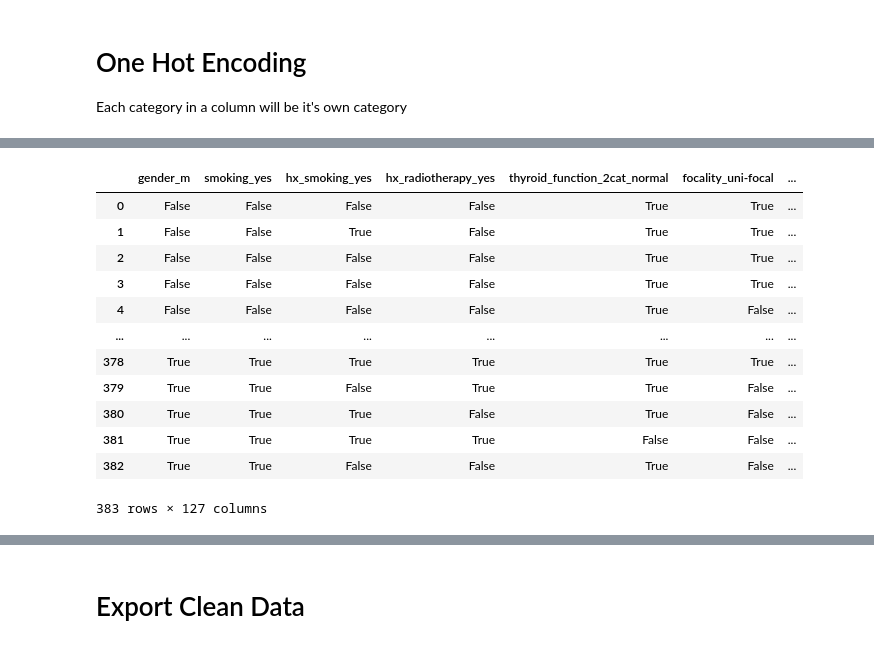
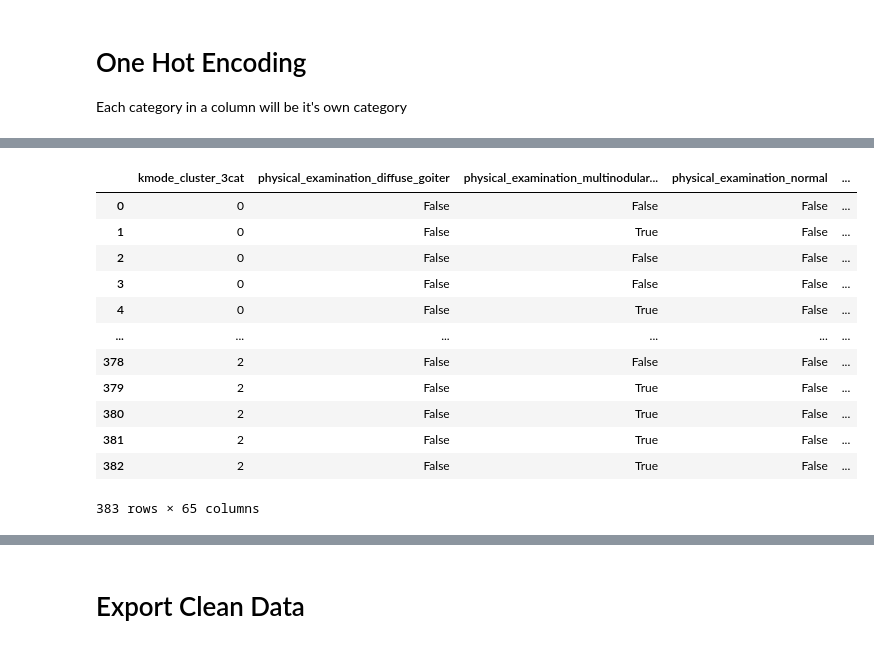
Before and after one commit to madmaxtoastflytiger/CaptStone2-Thyroid-Disease, a Jupyter notebook: 4_ThyroidDisease_FeatureEngineering.ipynb, the cells around one changed output, grey strips where cells are left out. Drawn from its saved outputs; the diff is of its cells as text; code cells hidden in the pictures.

```diff
--- a/4_ThyroidDisease_FeatureEngineering.ipynb
+++ b/4_ThyroidDisease_FeatureEngineering.ipynb
@@ -120,7 +119,3 @@ non_binary_column_names
 # Dummy Encoding
 
 binary values into bools 0s and 1s
-# %%
-# pd.get_dummies will convert and replace your column, also set drop_first=True for dummy encoding
-df = pd.get_dummies(df, columns=binary_column_names, drop_first=True)
-df
@@ -163,3 +159,7 @@ memory usage: 54.4+ KB
 # One Hot Encoding
 
 Each category in a column will be it's own category
+# %%
+# make a new df of non binary columns
+one_hot_encoded_df = df[non_binary_column_names].drop(columns=['age'])
+one_hot_encoded_df
@@ -166,18 +180,18 @@ Each category in a column will be it's own category
 # %%
 # pd.get_dummies set drop_first=True for one hot encoding
-df = pd.get_dummies(df, columns=non_binary_column_names, drop_first=True)
-df
+one_hot_encoded_df = pd.get_dummies(one_hot_encoded_df, drop_first=False)
+one_hot_encoded_df
 # %% [output]
-|  | gender_m | smoking_yes | hx_smoking_yes | hx_radiotherapy_yes | thyroid_function_2cat_normal | focality_uni-focal | ... |
-| 0 | False | False | False | False | True | True | ... |
-| 1 | False | False | True | False | True | True | ... |
-| 2 | False | False | False | False | True | True | ... |
-| 3 | False | False | False | False | True | True | ... |
-| 4 | False | False | False | False | True | False | ... |
-| ... | ... | ... | ... | ... | ... | ... | ... |
-| 378 | True | True | True | True | True | True | ... |
-| 379 | True | True | False | True | True | False | ... |
-| 380 | True | True | True | False | True | False | ... |
-| 381 | True | True | True | True | False | False | ... |
-| 382 | True | True | False | False | True | False | ... |
+|  | kmode_cluster_3cat | physical_examination_diffuse_goiter | physical_examination_multinodular... | physical_examination_normal | ... |
+| 0 | 0 | False | False | False | ... |
+| 1 | 0 | False | True | False | ... |
+| 2 | 0 | False | False | False | ... |
+| 3 | 0 | False | False | False | ... |
+| 4 | 0 | False | True | False | ... |
+| ... | ... | ... | ... | ... | ... |
+| 378 | 2 | False | False | False | ... |
+| 379 | 2 | False | True | False | ... |
+| 380 | 2 | False | True | False | ... |
+| 381 | 2 | False | True | False | ... |
+| 382 | 2 | False | True | False | ... |
-383 rows × 127 columns
+383 rows × 65 columns
```
Also changed, not shown: parts of 18 cells of this notebook, 4 other files.
